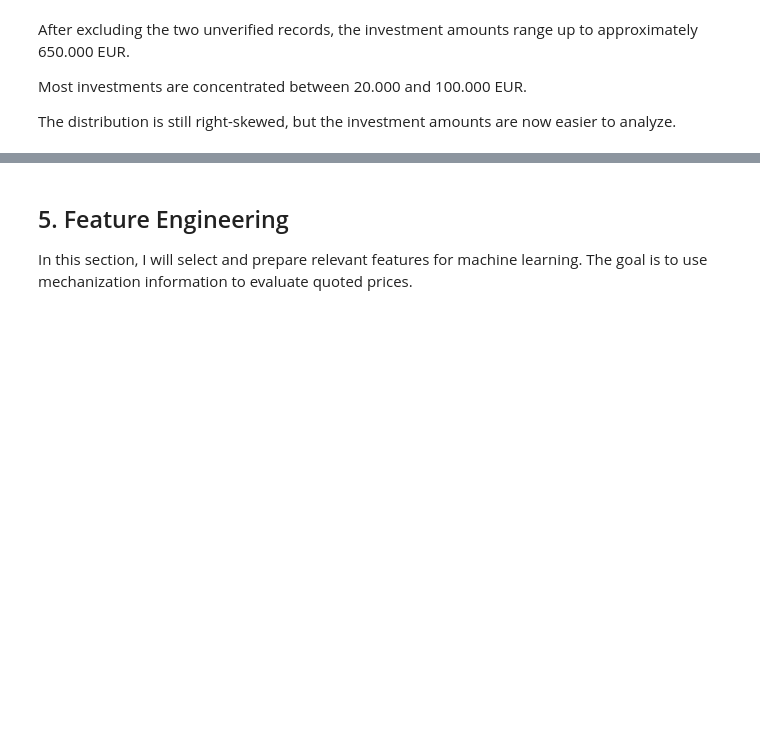
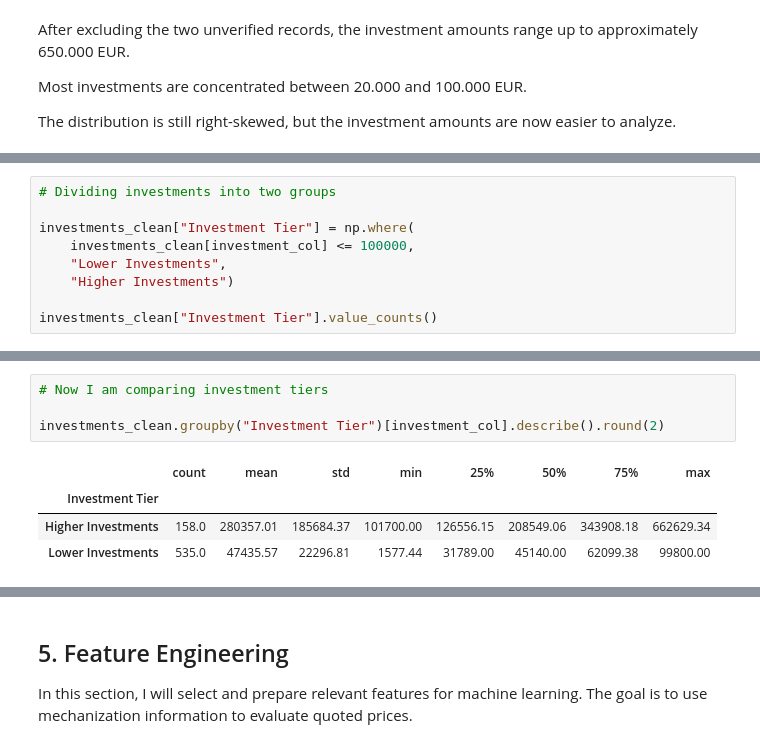
Before and after one commit to milatovicdanka90-maker/dsb_capstone, a Jupyter notebook: 01_EDA.ipynb, the cells around one changed output, grey strips where cells are left out. Drawn from its saved outputs; the diff is of its cells as text; blank space fills up the shorter version.

```diff
--- a/01_EDA.ipynb
+++ b/01_EDA.ipynb
@@ -781,0 +953,9 @@ The distribution is still right-skewed, but the investment amounts are now easie
+# %%
+# Dividing investments into two groups
+
+investments_clean["Investment Tier"] = np.where(
+    investments_clean[investment_col] <= 100000,
+    "Lower Investments",
+    "Higher Investments")
+
+investments_clean["Investment Tier"].value_counts()
@@ -781,0 +968,9 @@ The distribution is still right-skewed, but the investment amounts are now easie
+# %%
+# Now I am comparing investment tiers
+
+investments_clean.groupby("Investment Tier")[investment_col].describe().round(2)
+# %% [output]
+|  | count | mean | std | min | 25% | 50% | 75% | max |
+| Investment Tier |  |  |  |  |  |  |  |  |
+| Higher Investments | 158.0 | 280357.01 | 185684.37 | 101700.00 | 126556.15 | 208549.06 | 343908.18 | 662629.34 |
+| Lower Investments | 535.0 | 47435.57 | 22296.81 | 1577.44 | 31789.00 | 45140.00 | 62099.38 | 99800.00 |
```
Also changed, not shown: parts of 17 cells of this notebook.
